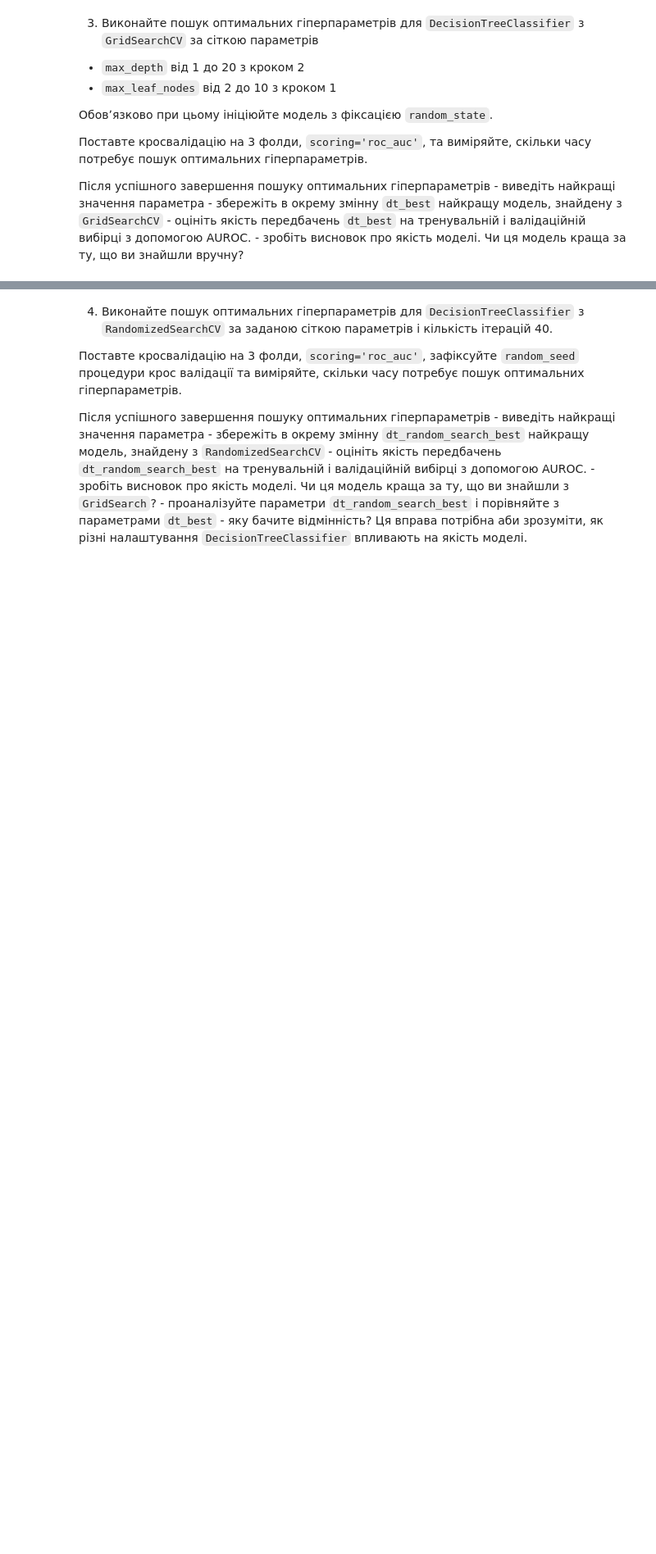
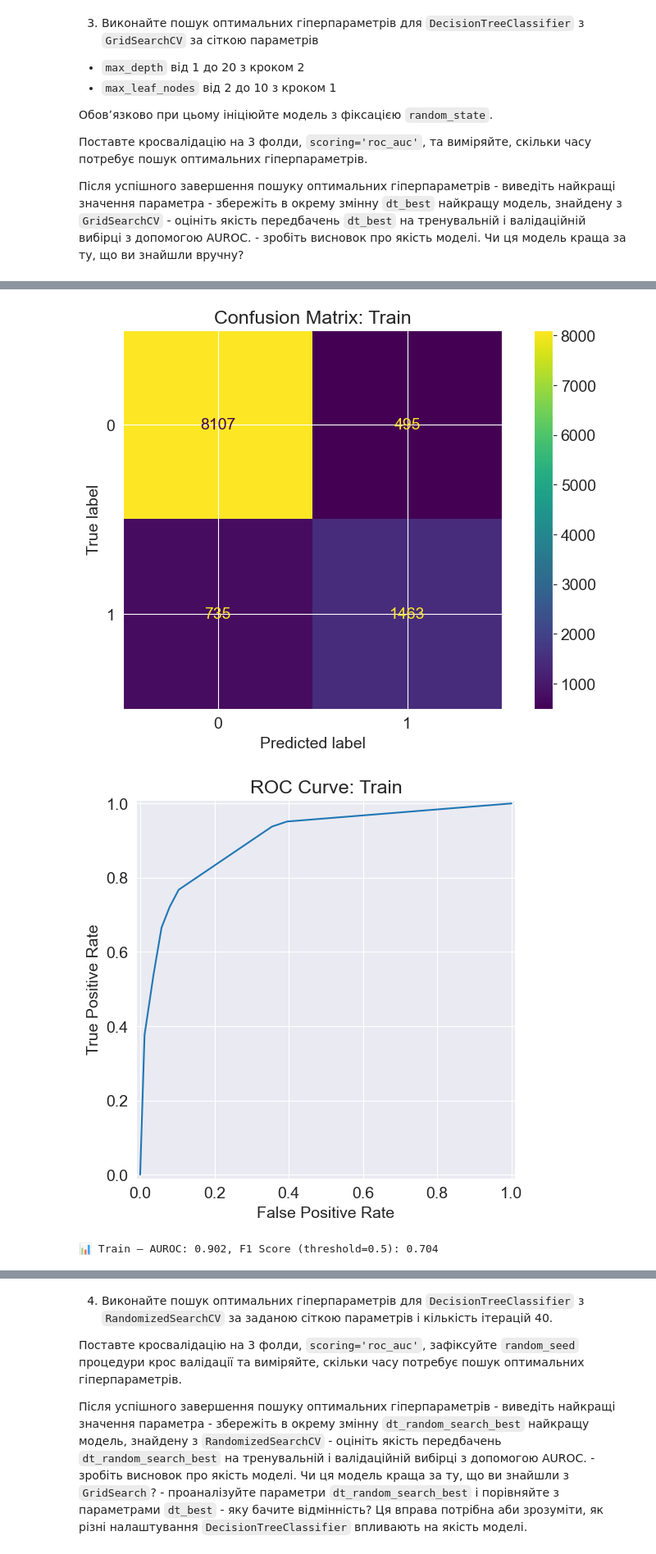
Before and after one commit to o-semenkova/ml_home_tasks, a Jupyter notebook: HW_2_4_kNN_Кросвалідація_і_тюнинг_гіперпараметрів.ipynb, the cells around one changed output, grey strips where cells are left out. Shown at 82% size. Saved outputs shown, nothing was run; the diff lists cells and outputs as text; code cells hidden in the pictures; blank space fills up the shorter version.

```diff
--- a/HW_2_4_kNN_Кросвалідація_і_тюнинг_гіперпараметрів.ipynb
+++ b/HW_2_4_kNN_Кросвалідація_і_тюнинг_гіперпараметрів.ipynb
@@ -142,0 +153,24 @@ evaluate_model_from_proba(test_targets, test_probs, 'Test')
+# %%
+pipe = build_pipeline(
+    numeric_cols=numeric_cols,
+    categorical_cols=categorical_cols,
+    technical_columns=technical_columns,
+    random_state=42
+)
+# %%
+param_grid = {
+    "model__max_depth": np.arange(1,20,2),
+    "model__max_leaf_nodes": np.arange(2,10,1)
+}
+
+gs = GridSearchCV(
+    estimator=pipe,
+    param_grid=param_grid,
+    scoring="roc_auc",
+    cv=3,
+    n_jobs=-1,
+    verbose=1
+)
+# %%
+%%time
+gs.fit(X_train_val, y_train_val)
@@ -142,0 +198,5 @@ evaluate_model_from_proba(test_targets, test_probs, 'Test')
+# %%
+print("Best params:", gs.best_params_)
+print("Best CV ROC-AUC:", gs.best_score_)
+
+best_decision_tree = gs.best_estimator_
@@ -142,0 +206,7 @@ evaluate_model_from_proba(test_targets, test_probs, 'Test')
+# %%
+train_proba = best_decision_tree.predict_proba(X_train)[:, 1]
+evaluate_model_from_proba(y_train, train_proba, "Train")
+# %% [output]
+[figure, added]
+[figure, added]
+📊 Train — AUROC: 0.902, F1 Score (threshold=0.5): 0.704
```
Also changed, not shown: parts of 18 cells of this notebook, 1 other file.
